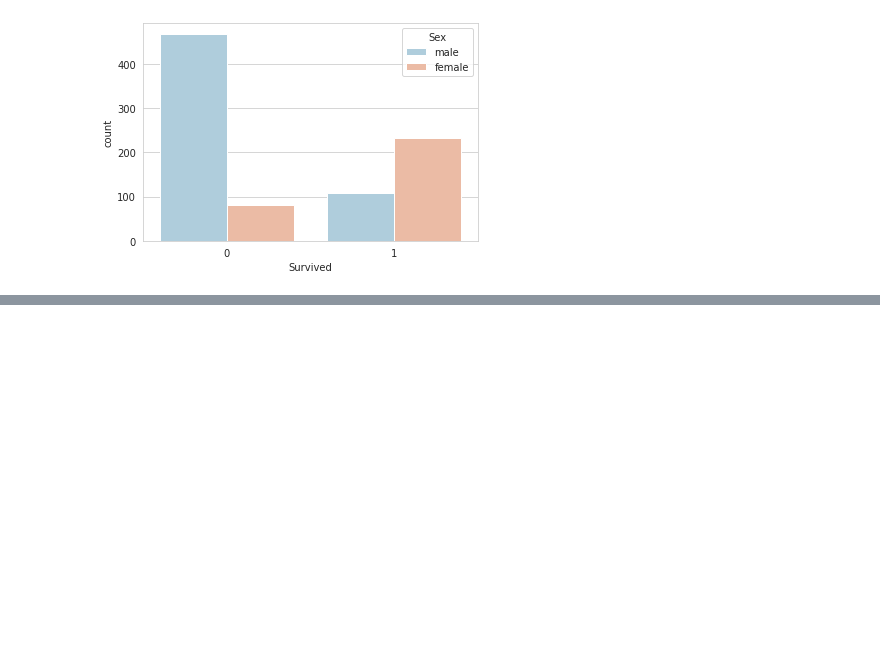
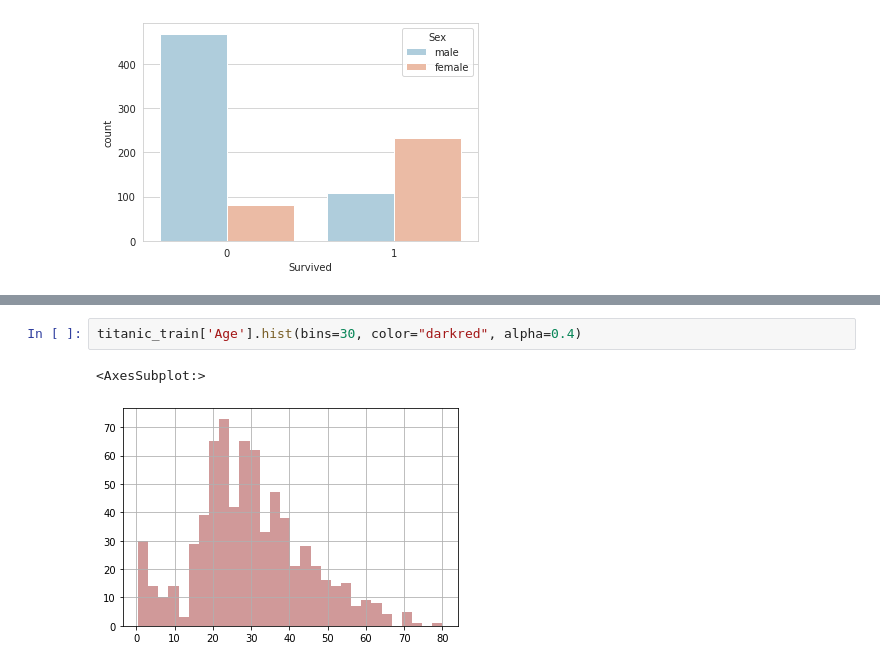
Before and after one commit to ElioenaiFerrari/titanic-survived-logistic-regression, a Jupyter notebook: src/main.ipynb, the cells around one changed output, grey strips where cells are left out. Saved outputs shown, nothing was run; the diff lists cells and outputs as text; blank space fills up the shorter version.

```diff
--- a/src/main.ipynb
+++ b/src/main.ipynb
@@ -22,0 +28,5 @@ seaborn.countplot(x='Survived', data=titanic_train, hue='Sex', palette='RdBu_r')
+# %%
+titanic_train['Age'].hist(bins=30, color="darkred", alpha=0.4)
+# %% [output]
+<AxesSubplot:>
+[figure, added]
```
Also changed, not shown: parts of 3 cells of this notebook, 1 other file.
